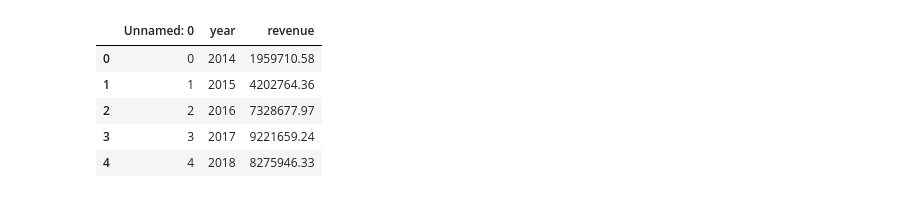
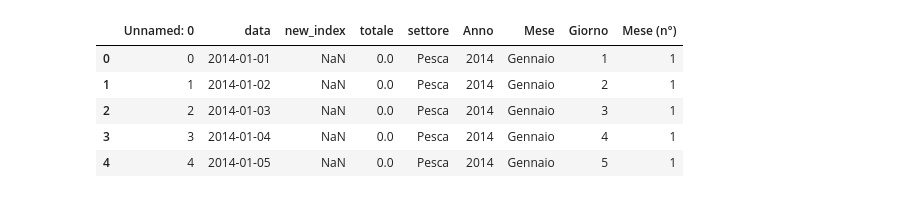
Before and after one commit to TStrada/Progetto-Data-Science-Lab, a Jupyter notebook: TBATS-new.ipynb, the cells around one changed output. Cells and saved outputs as stored; diff of their text form; code cells hidden in the pictures.

```diff
--- a/TBATS-new.ipynb
+++ b/TBATS-new.ipynb
@@ -8,12 +32,12 @@ import matplotlib.pyplot as plt
 # %%
 from tbats import BATS, TBATS
 # %%
-df = pd.read_csv('./data/pesca_annuale.csv')
+df = pd.read_csv('./data/serie-storiche-ecommerce-pulito-no-buchi-temporali.csv')
 df.head()
 # %% [output]
-|  | Unnamed: 0 | year | revenue |
-| 0 | 0 | 2014 | 1959710.58 |
-| 1 | 1 | 2015 | 4202764.36 |
-| 2 | 2 | 2016 | 7328677.97 |
-| 3 | 3 | 2017 | 9221659.24 |
-| 4 | 4 | 2018 | 8275946.33 |
+|  | Unnamed: 0 | data | new_index | totale | settore | Anno | Mese | Giorno | Mese (n°) |
+| 0 | 0 | 2014-01-01 | NaN | 0.0 | Pesca | 2014 | Gennaio | 1 | 1 |
+| 1 | 1 | 2014-01-02 | NaN | 0.0 | Pesca | 2014 | Gennaio | 2 | 1 |
+| 2 | 2 | 2014-01-03 | NaN | 0.0 | Pesca | 2014 | Gennaio | 3 | 1 |
+| 3 | 3 | 2014-01-04 | NaN | 0.0 | Pesca | 2014 | Gennaio | 4 | 1 |
+| 4 | 4 | 2014-01-05 | NaN | 0.0 | Pesca | 2014 | Gennaio | 5 | 1 |
```
Also changed, not shown: parts of 34 cells of this notebook, 2 other files.
